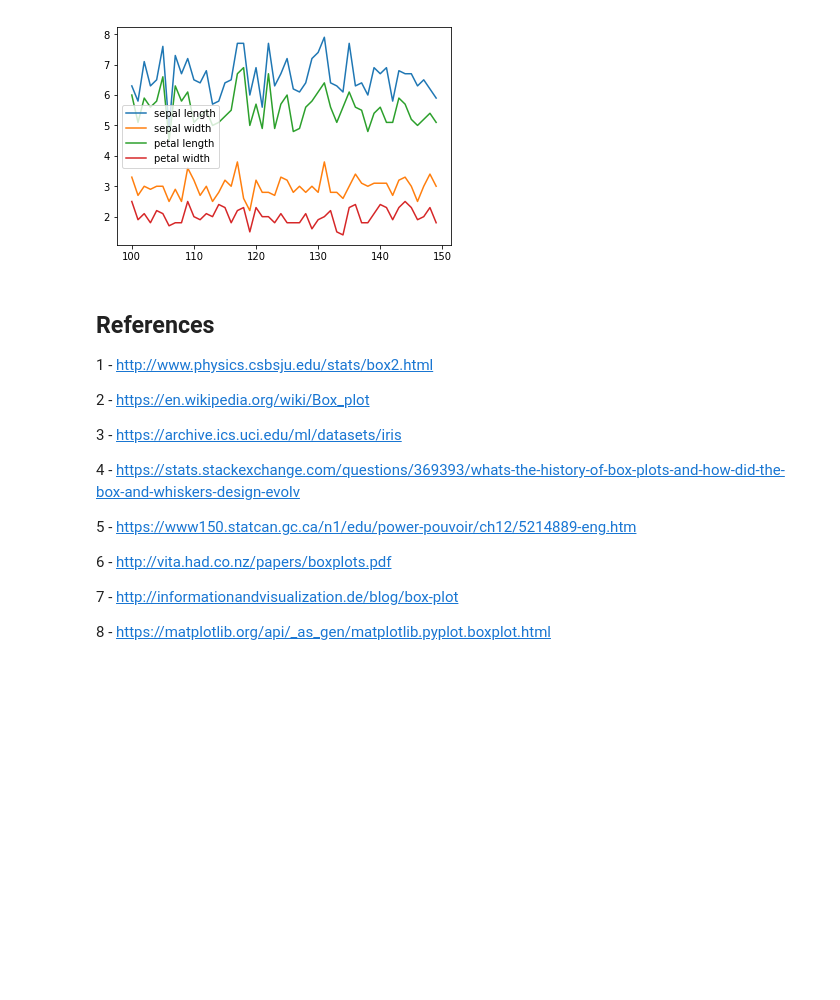
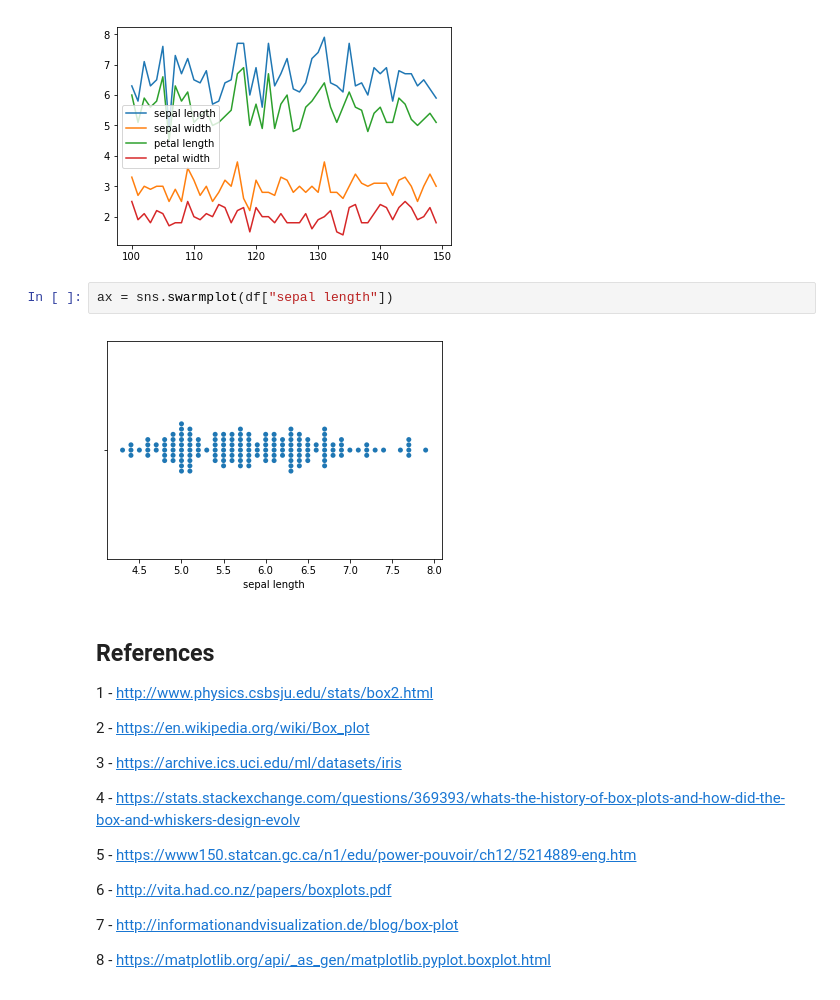
Before and after one commit to davidobrien1/fda-project, a Jupyter notebook: boxplots.ipynb, the cells around one changed output. Saved outputs shown, nothing was run; the diff lists cells and outputs as text; blank space fills up the shorter version.

Commit message:
added some notes and plots

```diff
--- a/boxplots.ipynb
+++ b/boxplots.ipynb
@@ -194,6 +196,10 @@ dtype: object
 [figure]
 [figure]
 [figure]
+# %%
+ax = sns.swarmplot(df["sepal length"])
+# %% [output]
+[figure, added]
 # %% [markdown]
 ## References
 
```
Also changed, not shown: parts of 18 cells of this notebook.
